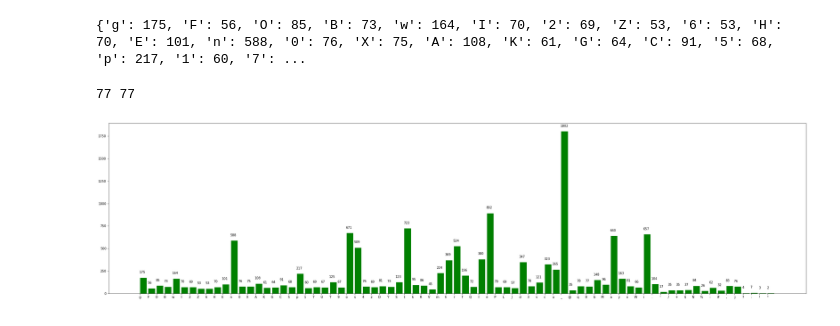
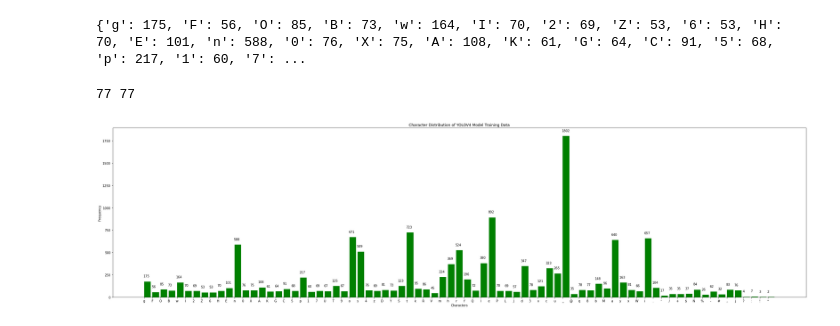
Before and after one commit to srividya-p/TIRF-Gujrati-Script-Recognition, a Jupyter notebook: char-distribution/yolov4.ipynb, the cells around one changed output. Cells and saved outputs as stored; diff of their text form; code cells hidden in the pictures.

```diff
--- a/char-distribution/yolov4.ipynb
+++ b/char-distribution/yolov4.ipynb
@@ -59,24 +59,28 @@ print(char_count)
 # %%
 import numpy as np
 
 x_labels = [char_index_map[int(index)] for index in count_dict.keys()]
 y_points = list(count_dict.values())
 
 space_index = x_labels.index('Space')
 x_labels[space_index] = '_'
 print(len(x_labels), len(y_points))
 
 pyplot.figure(figsize=(40, 10))
 pyplot.bar(x_labels, y_points, width=0.8, align='edge', color='g')
 
 i=1.0
 j=50
 for i in range(len(x_labels)):
     pyplot.annotate(y_points[i], (-0.1 + i, y_points[i] + j))
 
+pyplot.title("Character Distribution of YOLOV4 Model Training Data")
+pyplot.xlabel("Characters")
+pyplot.ylabel("Frequency")
+
 pyplot.savefig('yolov4.png', facecolor='white')
 
 pyplot.show()
 # %% [output]
 77 77
-[figure, old version]
+[figure, new version]
```
Also changed, not shown: 7 other files.
